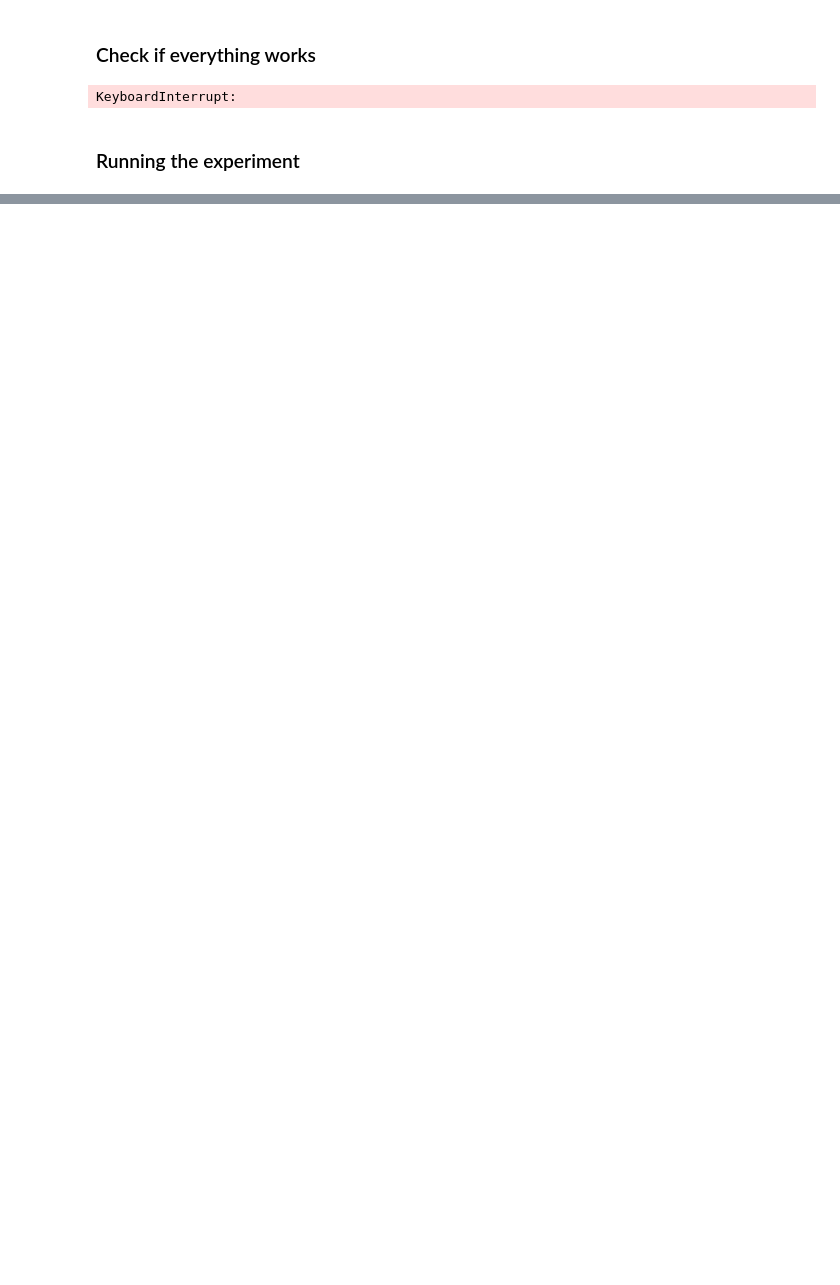
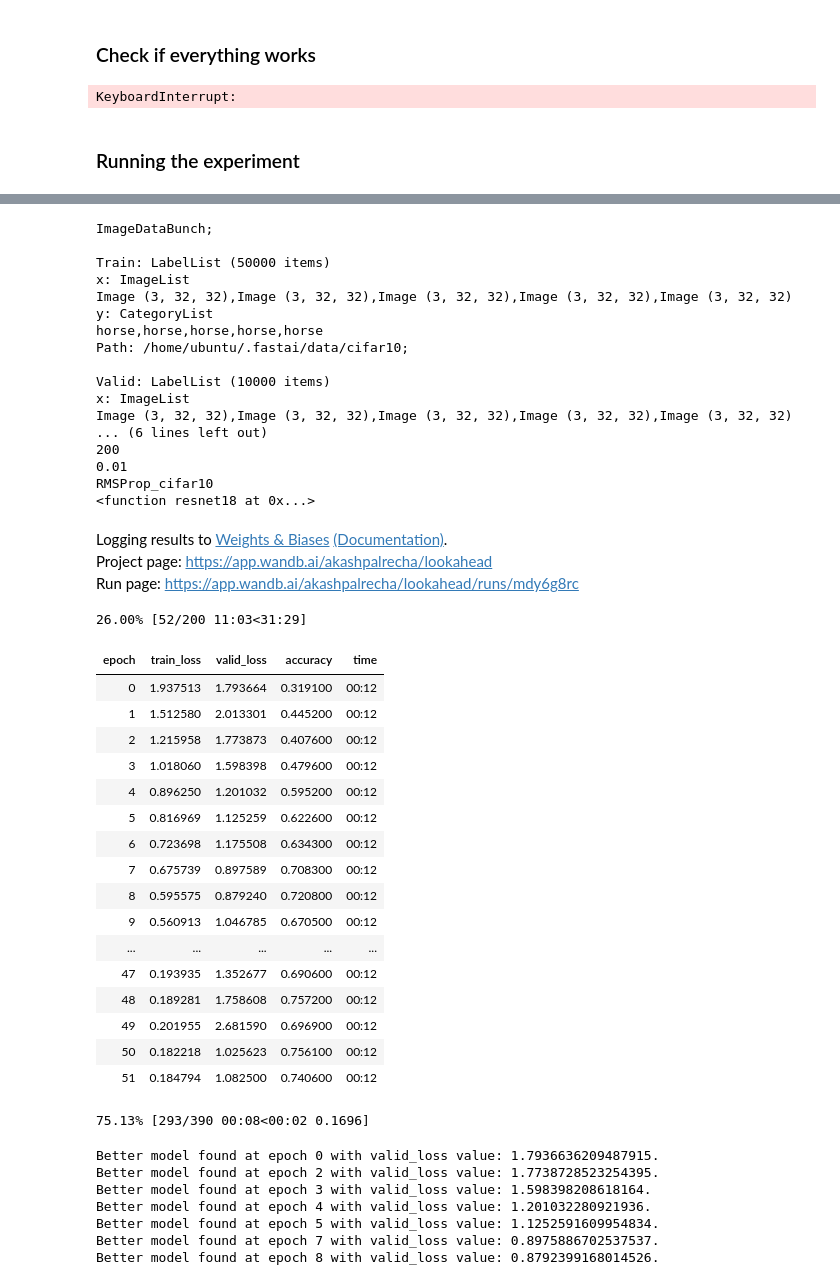
Before and after one commit to akashpalrecha/Lookahead, a Jupyter notebook: start_off.ipynb, the cells around one changed output, grey strips where cells are left out. Drawn from its saved outputs; the diff is of its cells as text; code cells hidden in the pictures; blank space fills up the shorter version.

```diff
--- a/start_off.ipynb
+++ b/start_off.ipynb
@@ -217,0 +320,49 @@ learn.fit(epochs, lr)
+# %%
+fit_and_record(opt_func=optim.RMSprop, data='cifar10')
+# %% [output]
+ImageDataBunch;
+
+Train: LabelList (50000 items)
+x: ImageList
+Image (3, 32, 32),Image (3, 32, 32),Image (3, 32, 32),Image (3, 32, 32),Image (3, 32, 32)
+y: CategoryList
+horse,horse,horse,horse,horse
+Path: /home/ubuntu/.fastai/data/cifar10;
+
+Valid: LabelList (10000 items)
+x: ImageList
+Image (3, 32, 32),Image (3, 32, 32),Image (3, 32, 32),Image (3, 32, 32),Image (3, 32, 32)
+... (6 lines left out)
+200
+0.01
+RMSProp_cifar10
+<function resnet18 at 0x...>
+Logging results to Weights & Biases (Documentation).
+Project page: https://app.wandb.ai/akashpalrecha/lookahead
+Run page: https://app.wandb.ai/akashpalrecha/lookahead/runs/mdy6g8rc
+26.00% [52/200 11:03<31:29]
+| epoch | train_loss | valid_loss | accuracy | time |
+| 0 | 1.937513 | 1.793664 | 0.319100 | 00:12 |
+| 1 | 1.512580 | 2.013301 | 0.445200 | 00:12 |
+| 2 | 1.215958 | 1.773873 | 0.407600 | 00:12 |
+| 3 | 1.018060 | 1.598398 | 0.479600 | 00:12 |
+| 4 | 0.896250 | 1.201032 | 0.595200 | 00:12 |
+| 5 | 0.816969 | 1.125259 | 0.622600 | 00:12 |
+| 6 | 0.723698 | 1.175508 | 0.634300 | 00:12 |
+| 7 | 0.675739 | 0.897589 | 0.708300 | 00:12 |
+| 8 | 0.595575 | 0.879240 | 0.720800 | 00:12 |
+| 9 | 0.560913 | 1.046785 | 0.670500 | 00:12 |
+| ... | ... | ... | ... | ... |
+| 47 | 0.193935 | 1.352677 | 0.690600 | 00:12 |
+| 48 | 0.189281 | 1.758608 | 0.757200 | 00:12 |
+| 49 | 0.201955 | 2.681590 | 0.696900 | 00:12 |
+| 50 | 0.182218 | 1.025623 | 0.756100 | 00:12 |
+| 51 | 0.184794 | 1.082500 | 0.740600 | 00:12 |
+75.13% [293/390 00:08<00:02 0.1696]
+Better model found at epoch 0 with valid_loss value: 1.7936636209487915.
+Better model found at epoch 2 with valid_loss value: 1.7738728523254395.
+Better model found at epoch 3 with valid_loss value: 1.598398208618164.
+Better model found at epoch 4 with valid_loss value: 1.201032280921936.
+Better model found at epoch 5 with valid_loss value: 1.1252591609954834.
+Better model found at epoch 7 with valid_loss value: 0.8975886702537537.
+Better model found at epoch 8 with valid_loss value: 0.8792399168014526.
```
Also changed, not shown: parts of 26 cells of this notebook.
